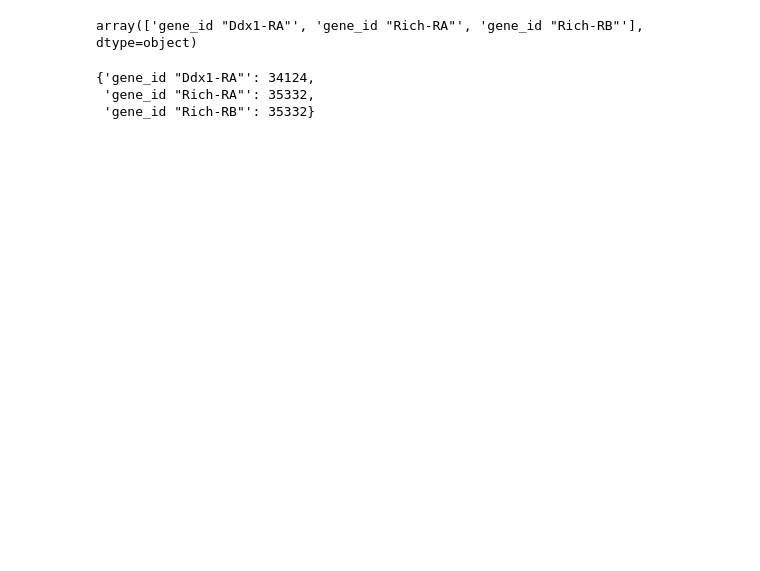
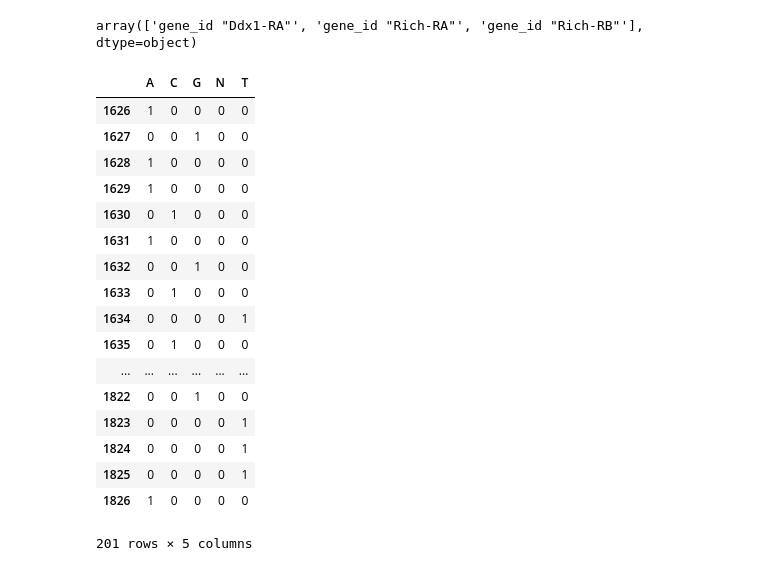
Before and after one commit to csc448spring18/lab-4-team-4, a Jupyter notebook: UI.ipynb, the cells around one changed output. Cells and saved outputs as stored; diff of their text form; code cells hidden in the pictures; blank space fills up the shorter version.

```diff
--- a/UI.ipynb
+++ b/UI.ipynb
@@ -326,22 +357,35 @@ gft = gft.drop("drop_me", axis=1)
 gft.gene_id.unique()
 # %% [output]
 array(['gene_id "Ddx1-RA"', 'gene_id "Rich-RA"', 'gene_id "Rich-RB"'], dtype=object)
-# %%
-starts = {}
-
-mi = gft.groupby("gene_id").min()
-ma = gft.groupby("gene_id").max()
-
-for n in ma[ma.orientation == '-'].index:
-    starts[str(n)] = ma.loc[n].coordinate2
-    # range this to + 200
-
-for n in mi[mi.orientation == '+'].index:
-    starts[str(n)] = mi.loc[n].coordinate1
-
-
-starts
-# %% [output]
-{'gene_id "Ddx1-RA"': 34124,
- 'gene_id "Rich-RA"': 35332,
- 'gene_id "Rich-RB"': 35332}
+# %%
+ d = {'A': [], 'C': [], 'G': [], 'T': [], 'N': []}
+for s in seq:
+    d[s].append(1)
+    for k in d.keys():
+        if k is not s:
+            d[k].append(0)
+df = pd.DataFrame(d)
+# %%
+# {'gene_id "Slip1"': (15626, 15826)}
+# 11000
+
+df.loc[1626 : 1826]
+# %% [output]
+|  | A | C | G | N | T |
+| 1626 | 1 | 0 | 0 | 0 | 0 |
+| 1627 | 0 | 0 | 1 | 0 | 0 |
+| 1628 | 1 | 0 | 0 | 0 | 0 |
+| 1629 | 1 | 0 | 0 | 0 | 0 |
+| 1630 | 0 | 1 | 0 | 0 | 0 |
+| 1631 | 1 | 0 | 0 | 0 | 0 |
+| 1632 | 0 | 0 | 1 | 0 | 0 |
+| 1633 | 0 | 1 | 0 | 0 | 0 |
+| 1634 | 0 | 0 | 0 | 0 | 1 |
+| 1635 | 0 | 1 | 0 | 0 | 0 |
+| ... | ... | ... | ... | ... | ... |
+| 1822 | 0 | 0 | 1 | 0 | 0 |
+| 1823 | 0 | 0 | 0 | 0 | 1 |
+| 1824 | 0 | 0 | 0 | 0 | 1 |
+| 1825 | 0 | 0 | 0 | 0 | 1 |
+| 1826 | 1 | 0 | 0 | 0 | 0 |
+201 rows × 5 columns
```
Also changed, not shown: parts of 4 cells of this notebook.
